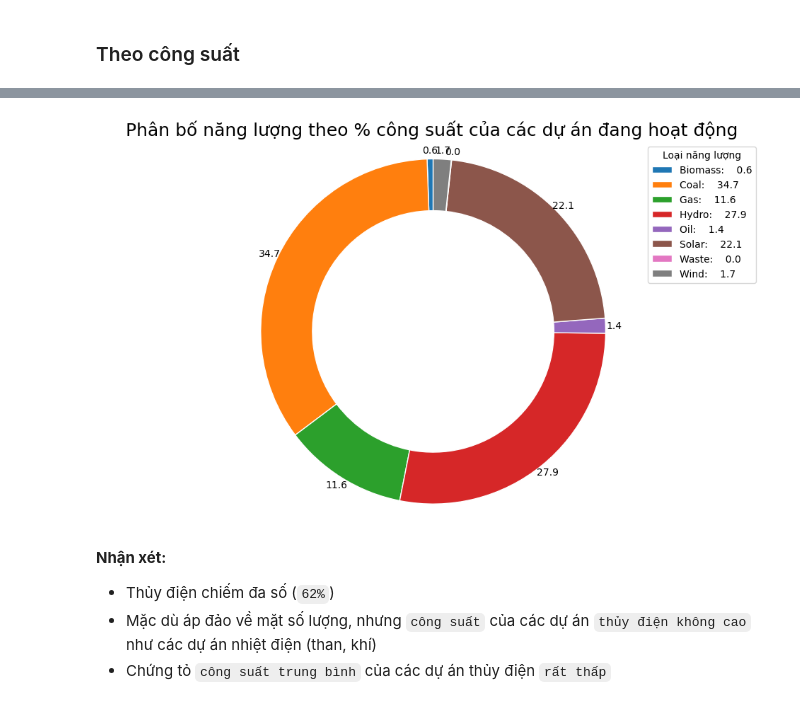
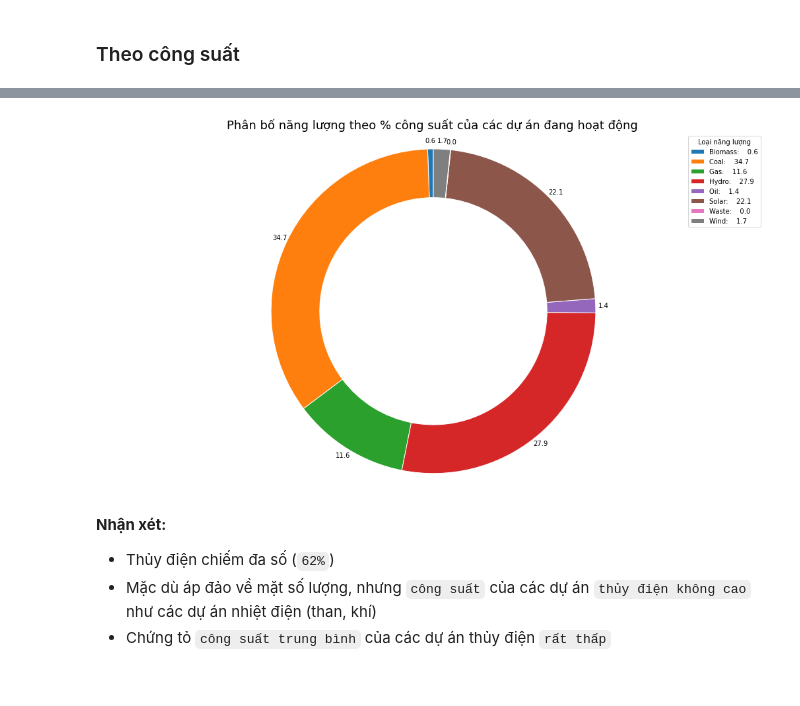
Before and after one commit to JustKidding2K/P4DS_FinalProject, a Jupyter notebook: Source.ipynb, the cells around one changed output, grey strips where cells are left out. Cells and saved outputs as stored; diff of their text form; code cells hidden in the pictures.

```diff
--- a/Source.ipynb
+++ b/Source.ipynb
@@ -564,4 +566,4 @@ plt.show()
 ### Theo công suất
 # %%
 active_capacity=active_now.groupby('Subtype').sum()['Capacity (MW)']
-(active_capacity/active_capacity.sum()*100).round(1)
+temp=(active_capacity/active_capacity.sum()*100).round(1)
@@ -579,16 +570,16 @@ Name: Capacity (MW), dtype: float64
 # %%
 labels = active_capacity.index
 sizes = active_capacity.values
 #explode = (0, 0.1, 0, 0)  # only "explode" the 2nd slice (i.e. 'Hogs')
 size = 0.3
-fig1, ax1 = plt.subplots(figsize=(12,7))
+fig1, ax1 = plt.subplots(figsize=(18,10))
 ax1.pie(sizes,  labels=labels, autopct='%1.1f',startangle=90,labeldistance=None,pctdistance=1.05,wedgeprops=dict(width=size, edgecolor='w'))
 ax1.axis('equal')  # Equal aspect ratio ensures that pie is drawn as a circle.
 ax1.legend(np.array(temp.index)+':    '+temp.values.astype('str'),title='Loại năng lượng')
 ax1.set_title('Phân bố năng lượng theo % công suất của các dự án đang hoạt động',fontsize=18)
 plt.show()
 # %% [output]
-[figure, old version]
+[figure, new version]
 # %% [markdown]
 **Nhận xét:**
 - Thủy điện chiếm đa số (`62%`)
```
Also changed, not shown: parts of 23 cells of this notebook, 2 other files.
